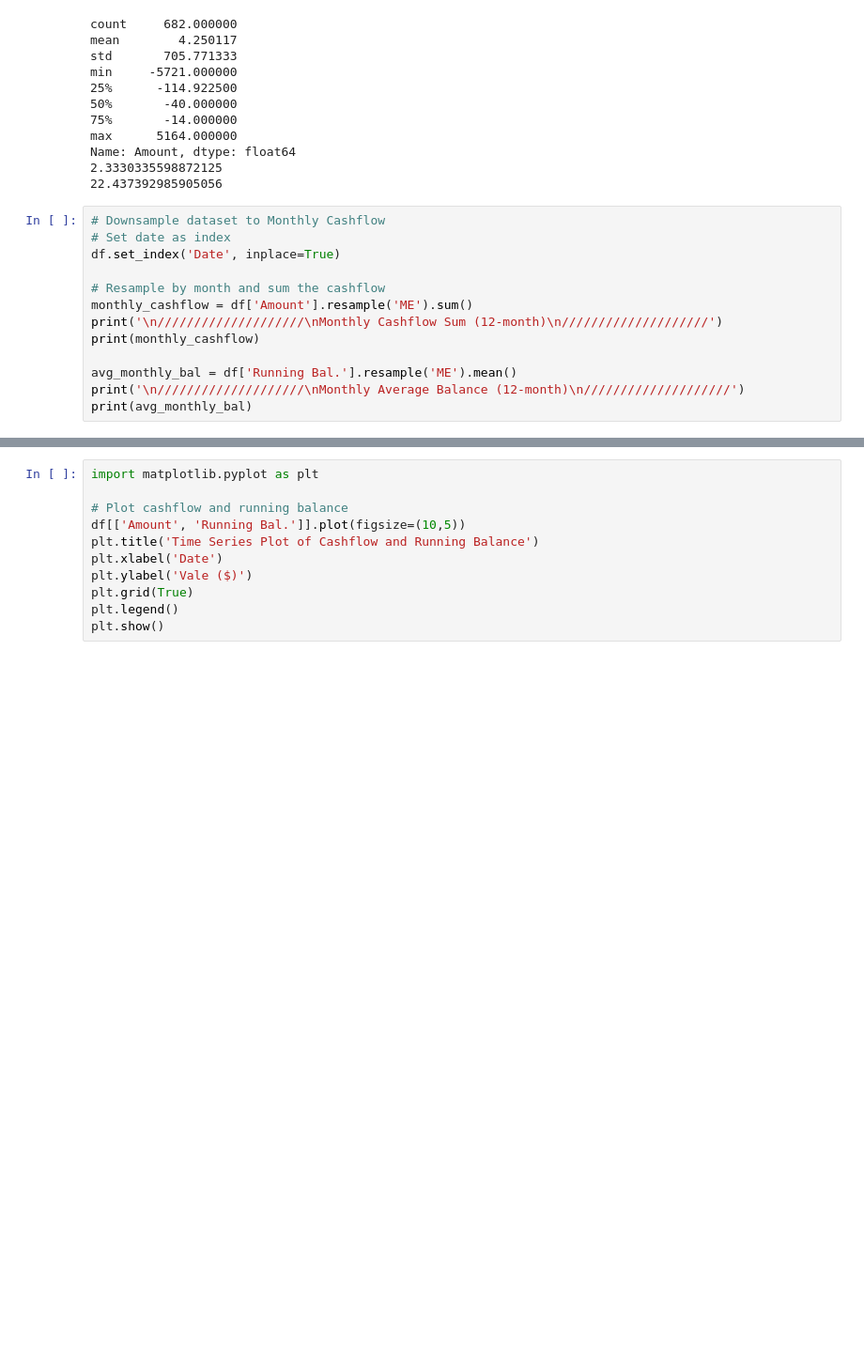
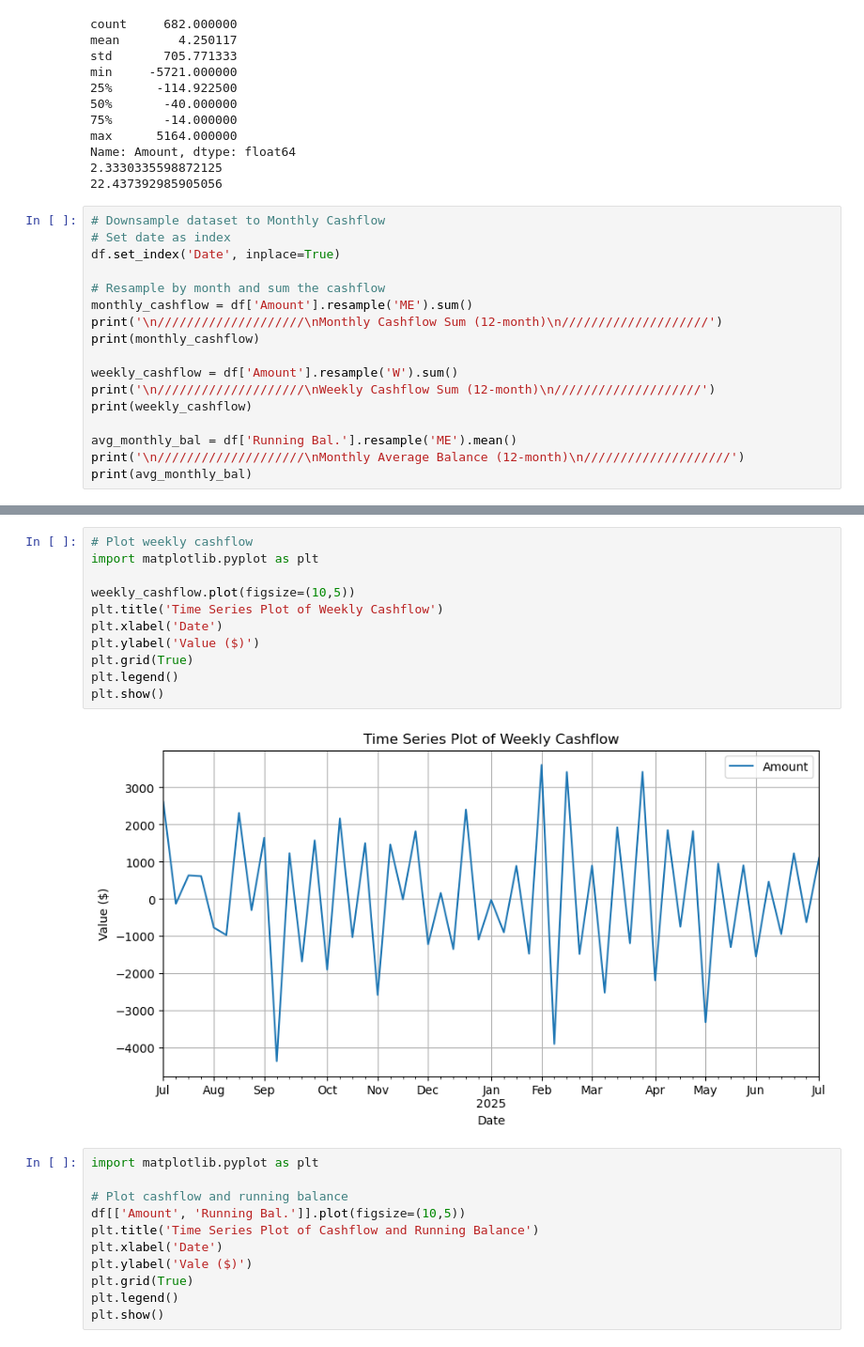
Before and after one commit to timidspacepanda/Learning_Python, a Jupyter notebook: cashflow_analysis/main.ipynb, the cells around one changed output, grey strips where cells are left out. Shown: that part at 94% size. Cells and saved outputs as stored; diff of their text form; blank space fills up the shorter version.

```diff
--- a/cashflow_analysis/main.ipynb
+++ b/cashflow_analysis/main.ipynb
@@ -62,6 +62,10 @@ monthly_cashflow = df['Amount'].resample('ME').sum()
 print('\n////////////////////\nMonthly Cashflow Sum (12-month)\n////////////////////')
 print(monthly_cashflow)
 
+weekly_cashflow = df['Amount'].resample('W').sum()
+print('\n////////////////////\nWeekly Cashflow Sum (12-month)\n////////////////////')
+print(weekly_cashflow)
+
 avg_monthly_bal = df['Running Bal.'].resample('ME').mean()
 print('\n////////////////////\nMonthly Average Balance (12-month)\n////////////////////')
 print(avg_monthly_bal)
@@ -83,6 +87,19 @@ Date
 2025-06-30    1752.137826
 2025-07-31    1532.163333
 Freq: ME, Name: Running Bal., dtype: float64
+# %%
+# Plot weekly cashflow
+import matplotlib.pyplot as plt
+
+weekly_cashflow.plot(figsize=(10,5))
+plt.title('Time Series Plot of Weekly Cashflow')
+plt.xlabel('Date')
+plt.ylabel('Value ($)')
+plt.grid(True)
+plt.legend()
+plt.show()
+# %% [output]
+[figure, added]
 # %%
 import matplotlib.pyplot as plt
 
```
Also changed, not shown: parts of 1 cell of this notebook, 3 other files.
